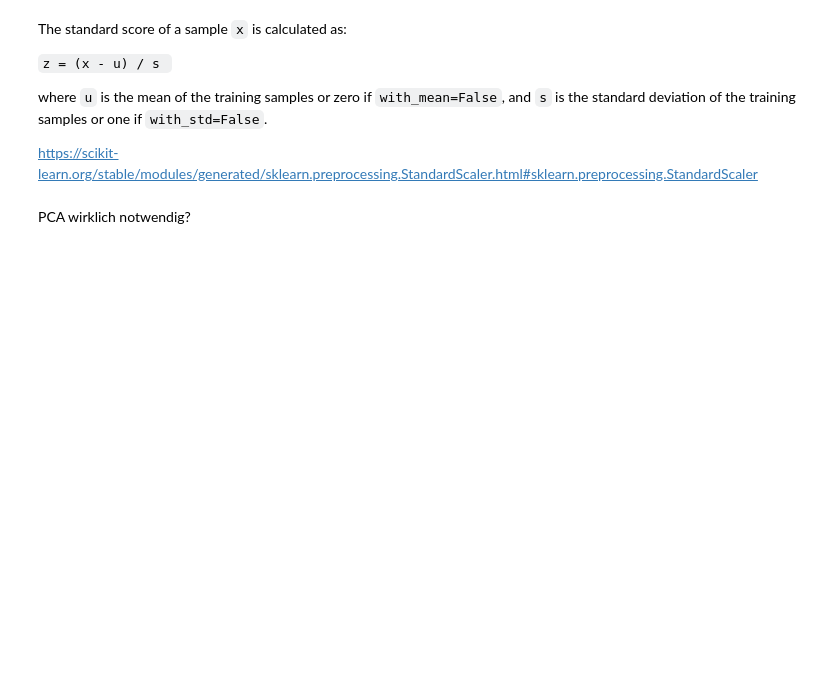
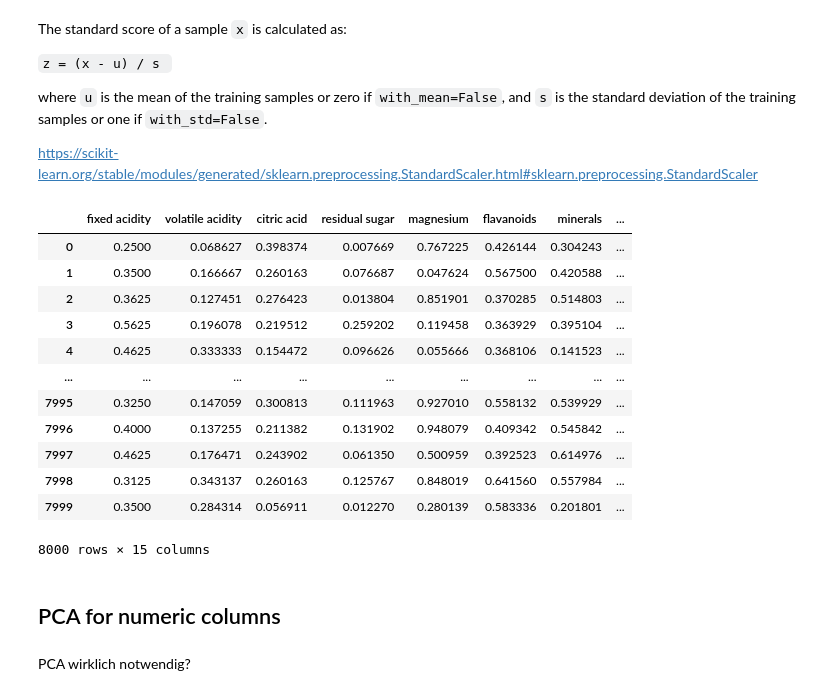
Before and after one commit to kevin-eberhardt/data-science, a Jupyter notebook: notebooks/task_2/pipeline_luca.ipynb, the cells around one changed output. Saved outputs shown, nothing was run; the diff lists cells and outputs as text; code cells hidden in the pictures; blank space fills up the shorter version.

```diff
--- a/notebooks/task_2/pipeline_luca.ipynb
+++ b/notebooks/task_2/pipeline_luca.ipynb
@@ -56,7 +121,7 @@ categorical_imputer = SimpleImputer(strategy="most_frequent")
 
 numerical_imputer = SimpleImputer(strategy="mean")
 # %%
-#impiute missing values
-df_missing[numerical_features] = numerical_imputer.fit_transform(df_missing[numerical_features])
+#impute missing values for numerical features
+filled_numerical = numerical_imputer.fit_transform(df[numerical_features])
 # %% [markdown]
 _________
@@ -80,4 +150,24 @@ The standard score of a sample `x` is calculated as:
 where `u` is the mean of the training samples or zero if `with_mean=False`, and `s` is the standard deviation of the training samples or one if `with_std=False`.
 
 https://scikit-learn.org/stable/modules/generated/sklearn.preprocessing.StandardScaler.html#sklearn.preprocessing.StandardScaler
+# %%
+#filled_numerical to dataframe
+scaled_numerical = pd.DataFrame(scaled_numerical, columns=numerical_features)
+scaled_numerical
+# %% [output]
+|  | fixed acidity | volatile acidity | citric acid | residual sugar | magnesium | flavanoids | minerals | ... |
+| 0 | 0.2500 | 0.068627 | 0.398374 | 0.007669 | 0.767225 | 0.426144 | 0.304243 | ... |
+| 1 | 0.3500 | 0.166667 | 0.260163 | 0.076687 | 0.047624 | 0.567500 | 0.420588 | ... |
+| 2 | 0.3625 | 0.127451 | 0.276423 | 0.013804 | 0.851901 | 0.370285 | 0.514803 | ... |
+| 3 | 0.5625 | 0.196078 | 0.219512 | 0.259202 | 0.119458 | 0.363929 | 0.395104 | ... |
+| 4 | 0.4625 | 0.333333 | 0.154472 | 0.096626 | 0.055666 | 0.368106 | 0.141523 | ... |
+| ... | ... | ... | ... | ... | ... | ... | ... | ... |
+| 7995 | 0.3250 | 0.147059 | 0.300813 | 0.111963 | 0.927010 | 0.558132 | 0.539929 | ... |
+| 7996 | 0.4000 | 0.137255 | 0.211382 | 0.131902 | 0.948079 | 0.409342 | 0.545842 | ... |
+| 7997 | 0.4625 | 0.176471 | 0.243902 | 0.061350 | 0.500959 | 0.392523 | 0.614976 | ... |
+| 7998 | 0.3125 | 0.343137 | 0.260163 | 0.125767 | 0.848019 | 0.641560 | 0.557984 | ... |
+| 7999 | 0.3500 | 0.284314 | 0.056911 | 0.012270 | 0.280139 | 0.583336 | 0.201801 | ... |
+8000 rows × 15 columns
+# %% [markdown]
+## PCA for numeric columns
 # %%
```
Also changed, not shown: parts of 26 cells of this notebook, 2 other files.
